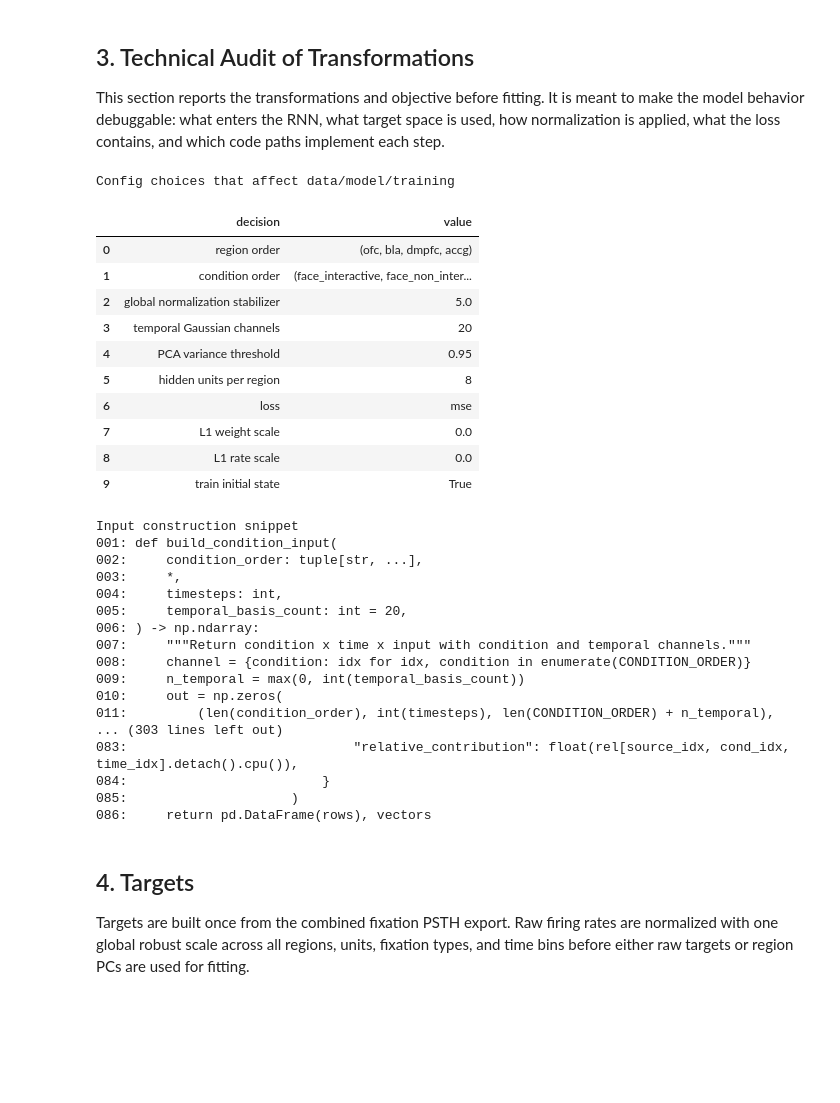
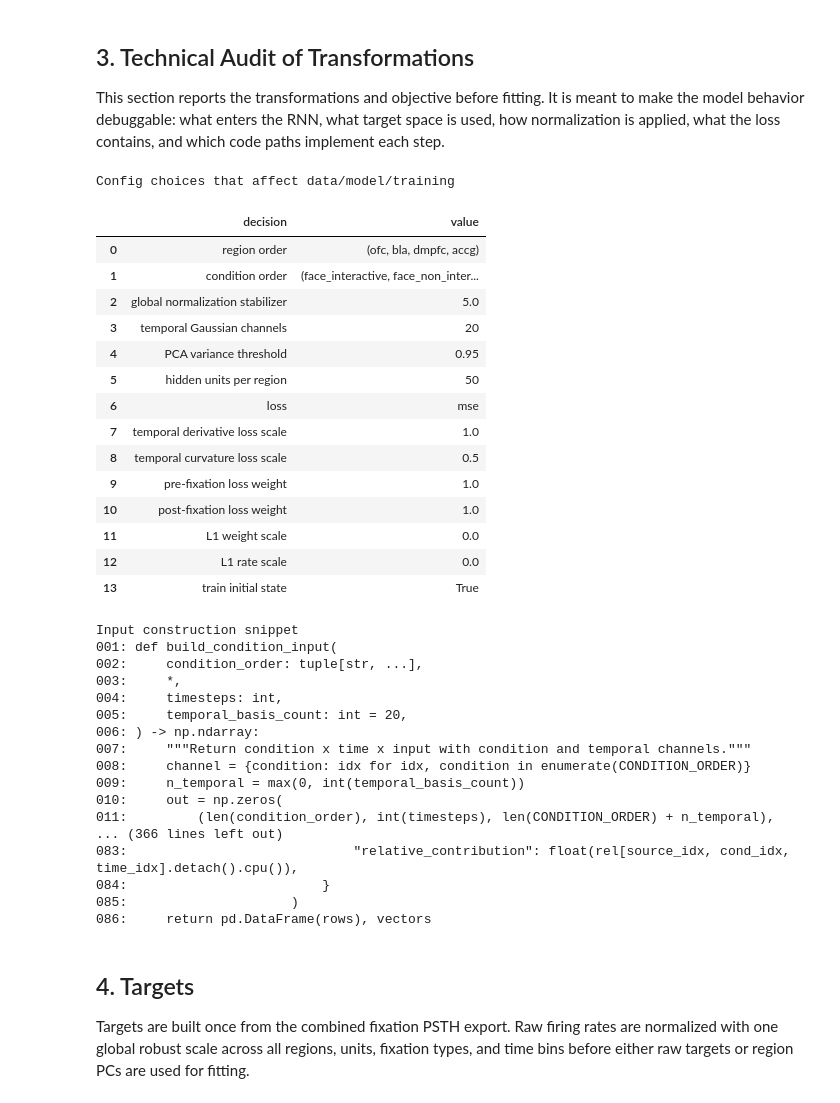
Before and after one commit to gprabaha/dal_monte_2022_analysis, a Jupyter notebook: notebooks/fixation_mrnn_training_smoke_test.ipynb, the cells around one changed output. Saved outputs shown, nothing was run; the diff lists cells and outputs as text; code cells hidden in the pictures; blank space fills up the shorter version.

```diff
--- a/notebooks/fixation_mrnn_training_smoke_test.ipynb
+++ b/notebooks/fixation_mrnn_training_smoke_test.ipynb
@@ -205,7 +243,7 @@ cfg = load_fixation_mrnn_config(repo_root / "configs" / "ephys_fixation_mrnn.yam
 settings = settings_from_config(cfg)
 settings.dataset_cfg_path = str(repo_root / "configs" / "dataset.yaml")
 settings.device = "auto"
-settings.hidden_units = 8
+settings.hidden_units = 50
 settings.epochs = 10_000
 settings.initialization_mode = "single"
 settings.overwrite_seed_plan = False
@@ -218,7 +256,7 @@ FixationMRNNRunSettings(dataset_cfg_path='/gpfs/milgram/pi/chang/pg496/repositor
 This section reports the transformations and objective before fitting. It is meant to make the model behavior debuggable: what enters the RNN, what target space is used, how normalization is applied, what the loss contains, and which code paths implement each step.
 # %%
 from dal_monte_2022_analysis.ephys.modeling.fixation_mrnn_targets import build_condition_input, build_fixation_mrnn_targets_from_dataframe
-from dal_monte_2022_analysis.ephys.modeling.fixation_mrnn_training import make_targets, train_one_initialization
+from dal_monte_2022_analysis.ephys.modeling.fixation_mrnn_training import _temporal_difference_loss, _time_weights, make_targets, train_one_initialization
 from dal_monte_2022_analysis.ephys.modeling.fixation_mrnn_analysis import extract_region_currents
 
 print("Config choices that affect data/model/training")
@@ -226,39 +264,51 @@ display(pd.DataFrame([
     {"decision": "region order", "value": settings.region_order},
     {"decision": "condition order", "value": settings.condition_order},
     {"decision": "global normalization stabilizer", "value": settings.normalization_stabilizer},
     {"decision": "temporal Gaussian channels", "value": settings.temporal_basis_count},
     {"decision": "PCA variance threshold", "value": settings.pca_variance_threshold},
     {"decision": "hidden units per region", "value": settings.hidden_units},
     {"decision": "loss", "value": settings.loss_fn},
+    {"decision": "temporal derivative loss scale", "value": settings.temporal_derivative_loss_scale},
+    {"decision": "temporal curvature loss scale", "value": settings.temporal_curvature_loss_scale},
+    {"decision": "pre-fixation loss weight", "value": settings.pre_fixation_loss_weight},
+    {"decision": "post-fixation loss weight", "value": settings.post_fixation_loss_weight},
     {"decision": "L1 weight scale", "value": settings.l1_weight_scale},
     {"decision": "L1 rate scale", "value": settings.l1_rate_scale},
     {"decision": "train initial state", "value": settings.train_initial_state},
 ]))
 
 print("\nInput construction snippet")
 show_function_source(build_condition_input, max_lines=55)
 
 print("\nTarget construction snippet")
 show_function_source(build_fixation_mrnn_targets_from_dataframe, max_lines=90)
 
+print("\nTemporal weighting and derivative-loss snippets")
+show_function_source(_time_weights, max_lines=55)
+show_function_source(_temporal_difference_loss, max_lines=70)
+
 print("\nTraining/loss snippet")
-show_function_source(train_one_initialization, max_lines=120)
+show_function_source(train_one_initialization, max_lines=145)
 
 print("\nCurrent extraction snippet")
 show_function_source(extract_region_currents, max_lines=110)
 # %% [output]
 Config choices that affect data/model/training
 |  | decision | value |
 | 0 | region order | (ofc, bla, dmpfc, accg) |
 | 1 | condition order | (face_interactive, face_non_inter... |
 | 2 | global normalization stabilizer | 5.0 |
 | 3 | temporal Gaussian channels | 20 |
 | 4 | PCA variance threshold | 0.95 |
-| 5 | hidden units per region | 8 |
+| 5 | hidden units per region | 50 |
 | 6 | loss | mse |
-| 7 | L1 weight scale | 0.0 |
-| 8 | L1 rate scale | 0.0 |
-| 9 | train initial state | True |
+| 7 | temporal derivative loss scale | 1.0 |
+| 8 | temporal curvature loss scale | 0.5 |
+| 9 | pre-fixation loss weight | 1.0 |
+| 10 | post-fixation loss weight | 1.0 |
+| 11 | L1 weight scale | 0.0 |
+| 12 | L1 rate scale | 0.0 |
+| 13 | train initial state | True |
 Input construction snippet
 001: def build_condition_input(
 002:     condition_order: tuple[str, ...],
@@ -271,7 +321,7 @@ Input construction snippet
 009:     n_temporal = max(0, int(temporal_basis_count))
 010:     out = np.zeros(
 011:         (len(condition_order), int(timesteps), len(CONDITION_ORDER) + n_temporal),
-... (303 lines left out)
+... (366 lines left out)
 083:                             "relative_contribution": float(rel[source_idx, cond_idx, time_idx].detach().cpu()),
 084:                         }
 085:                     )
```
Also changed, not shown: parts of 7 cells of this notebook, 5 other files.
